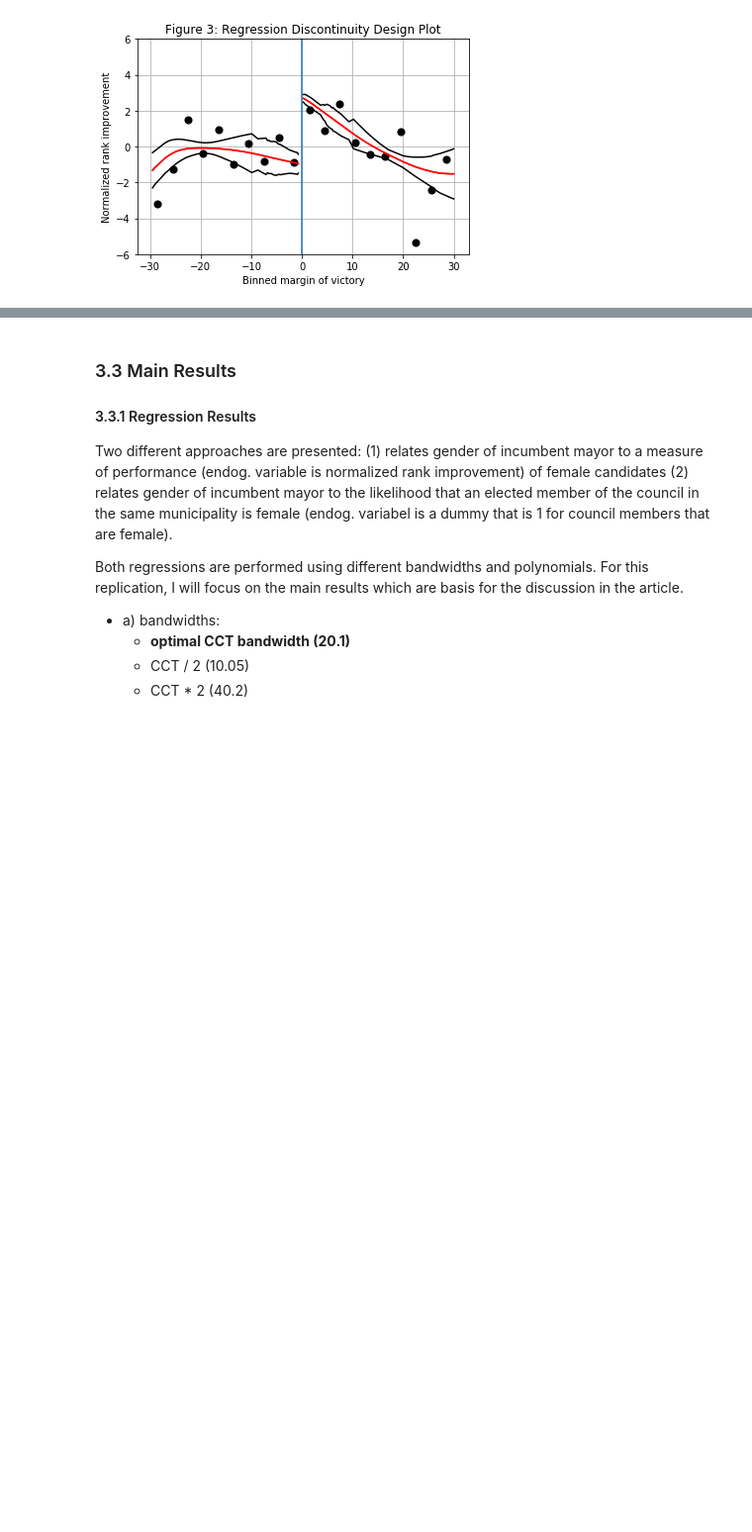
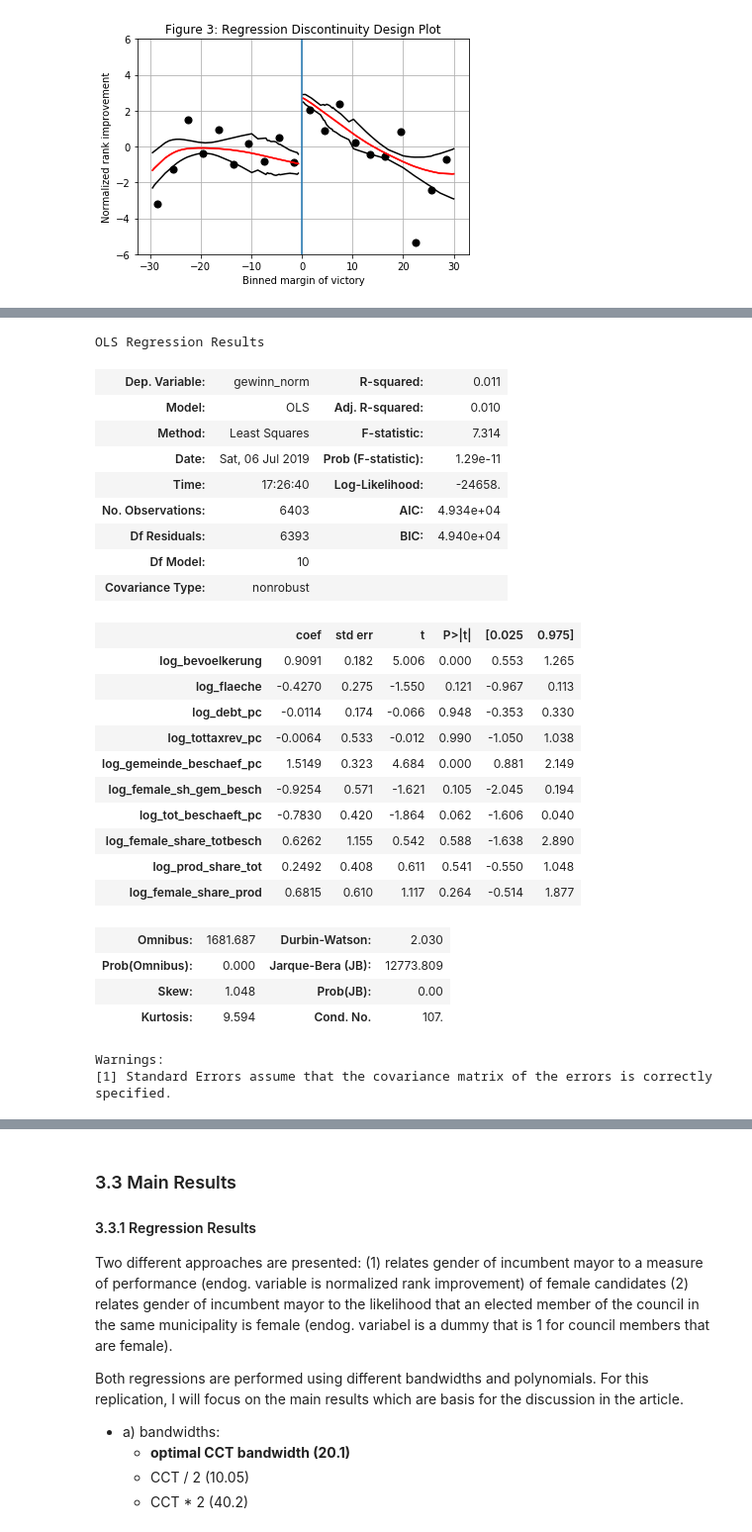
Before and after one commit to DaLueke/replication-baskeran-hessami-2018, a Jupyter notebook: student_project.ipynb, the cells around one changed output, grey strips where cells are left out. Shown at 99% size. Drawn from its saved outputs; the diff is of its cells as text; code cells hidden in the pictures; blank space fills up the shorter version.

```diff
--- a/student_project.ipynb
+++ b/student_project.ipynb
@@ -231,0 +260,67 @@ rslt = rdd_plot(data=rdd_plot_data, x_variable="margin_1", y_variable="gewinn_no
+# %%
+# Define bandwidth of data around the cutoff value
+bw=100
+
+# define working df that does not contain any missing values and only observations within given bw
+df_predicted_rank_improvements = rdd_data.loc[abs(rdd_data["margin_1"])<bw].dropna(subset=["margin_1",
+                                                          "gewinn_norm",
+                                                          "log_bevoelkerung",
+                                                          "log_flaeche",
+                                                          "log_debt_pc",
+                                                          "log_tottaxrev_pc",
+                                                          "log_gemeinde_beschaef_pc",
+                                                          "log_female_sh_gem_besch",
+                                                          "log_tot_beschaeft_pc",
+                                                          "log_female_share_totbesch",
+                                                          "log_prod_share_tot",
+                                                          "log_female_share_prod"
+                                                         ]
+                                                )
+
+# Run regression of rank improvements on municipalities' characteristics
+muni_characteristics = sm.OLS(endog=df_predicted_rank_improvements["gewinn_norm"],
+       exog=df_predicted_rank_improvements[["log_bevoelkerung",
+                      "log_flaeche",
+                      "log_debt_pc",
+                      "log_tottaxrev_pc",
+                      "log_gemeinde_beschaef_pc",
+                      "log_female_sh_gem_besch",
+                      "log_tot_beschaeft_pc",
+                      "log_female_share_totbesch",
+                      "log_prod_share_tot",
+                      "log_female_share_prod"
+                     ]]
+      ).fit()
+muni_characteristics.summary()
+
+
+### TODO: Here might be room for improvement: Use a lasso regression to get rid of the noise introduced by adding a llot of regressors
+### which do not seem to be relevant. Maybe this will lead to a better fit.
+# %% [output]
+OLS Regression Results
+| Dep. Variable: | gewinn_norm | R-squared: | 0.011 |
+| Model: | OLS | Adj. R-squared: | 0.010 |
+| Method: | Least Squares | F-statistic: | 7.314 |
+| Date: | Sat, 06 Jul 2019 | Prob (F-statistic): | 1.29e-11 |
+| Time: | 17:26:40 | Log-Likelihood: | -24658. |
+| No. Observations: | 6403 | AIC: | 4.934e+04 |
+| Df Residuals: | 6393 | BIC: | 4.940e+04 |
+| Df Model: | 10 |  |  |
+| Covariance Type: | nonrobust |  |  |
+|  | coef | std err | t | P>|t| | [0.025 | 0.975] |
+| log_bevoelkerung | 0.9091 | 0.182 | 5.006 | 0.000 | 0.553 | 1.265 |
+| log_flaeche | -0.4270 | 0.275 | -1.550 | 0.121 | -0.967 | 0.113 |
+| log_debt_pc | -0.0114 | 0.174 | -0.066 | 0.948 | -0.353 | 0.330 |
+| log_tottaxrev_pc | -0.0064 | 0.533 | -0.012 | 0.990 | -1.050 | 1.038 |
+| log_gemeinde_beschaef_pc | 1.5149 | 0.323 | 4.684 | 0.000 | 0.881 | 2.149 |
+| log_female_sh_gem_besch | -0.9254 | 0.571 | -1.621 | 0.105 | -2.045 | 0.194 |
+| log_tot_beschaeft_pc | -0.7830 | 0.420 | -1.864 | 0.062 | -1.606 | 0.040 |
+| log_female_share_totbesch | 0.6262 | 1.155 | 0.542 | 0.588 | -1.638 | 2.890 |
+| log_prod_share_tot | 0.2492 | 0.408 | 0.611 | 0.541 | -0.550 | 1.048 |
+| log_female_share_prod | 0.6815 | 0.610 | 1.117 | 0.264 | -0.514 | 1.877 |
+| Omnibus: | 1681.687 | Durbin-Watson: | 2.030 |
+| Prob(Omnibus): | 0.000 | Jarque-Bera (JB): | 12773.809 |
+| Skew: | 1.048 | Prob(JB): | 0.00 |
+| Kurtosis: | 9.594 | Cond. No. | 107. |
+Warnings:
+[1] Standard Errors assume that the covariance matrix of the errors is correctly specified.
```
Also changed, not shown: parts of 13 cells of this notebook.
